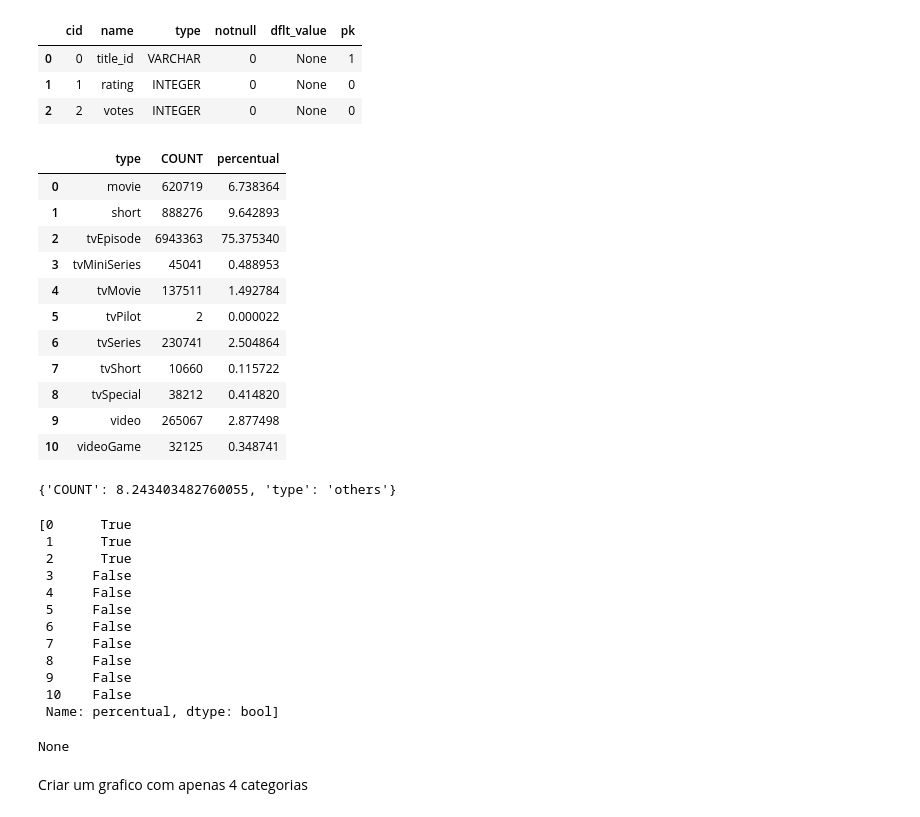
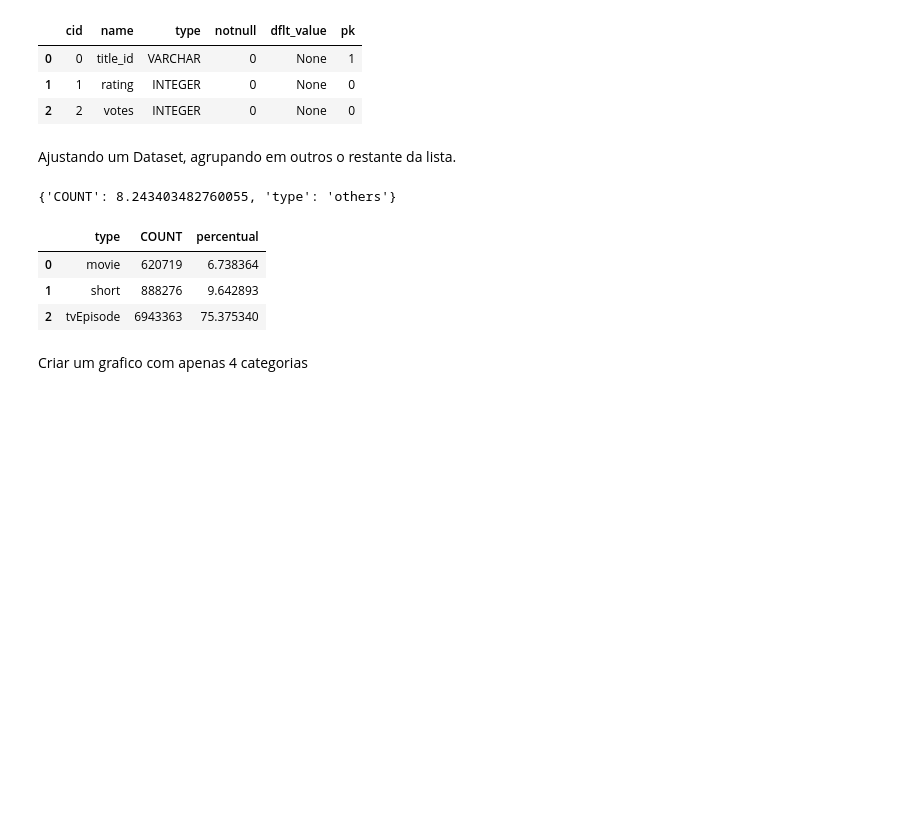
Before and after one commit to ACRainieri/pyspark, a Jupyter notebook: Mini_projeto_DSA.ipynb, the cells around one changed output. Saved outputs shown, nothing was run; the diff lists cells and outputs as text; code cells hidden in the pictures; blank space fills up the shorter version.

```diff
--- a/Mini_projeto_DSA.ipynb
+++ b/Mini_projeto_DSA.ipynb
@@ -116,58 +116,39 @@ Esquema da Tabela: ratings
 | 0 | 0 | title_id | VARCHAR | 0 | None | 1 |
 | 1 | 1 | rating | INTEGER | 0 | None | 0 |
 | 2 | 2 | votes | INTEGER | 0 | None | 0 |
+# %% [markdown]
+Ajustando um Dataset, agrupando em outros o restante da lista.
 # %%
 consulta1 = '''SELECT type, COUNT(*) as COUNT FROM titles group by type'''
 resultado1 = pd.read_sql_query(consulta1, conn)
 
 #display(resultado1)
 
 resultado1['percentual'] = (resultado1['COUNT'] / resultado1['COUNT'].sum()) * 100
 
 #display(resultado1)
 
 others = {}
 
 others['COUNT'] = resultado1[resultado1['percentual'] < 5] ['percentual'].sum()
 
 others['type'] = 'others'
 
-display(resultado1)
+#display(resultado1)
 display(others)
 
 #filtra o dataframe de resultado
-resultado1 = [resultado1['percentual'] > 5]
+resultado1 = resultado1[resultado1['percentual'] > 5]
 
 display(resultado1)
 
-resultado1 = resultado1.append(others)
-print(resultado1)
+resultado1 = resultado1.append(others, ignore_index=True)
+#print(resultado1)
 # %% [output]
+{'COUNT': 8.243403482760055, 'type': 'others'}
 |  | type | COUNT | percentual |
 | 0 | movie | 620719 | 6.738364 |
 | 1 | short | 888276 | 9.642893 |
 | 2 | tvEpisode | 6943363 | 75.375340 |
-| 3 | tvMiniSeries | 45041 | 0.488953 |
-| 4 | tvMovie | 137511 | 1.492784 |
-| 5 | tvPilot | 2 | 0.000022 |
-| 6 | tvSeries | 230741 | 2.504864 |
-| 7 | tvShort | 10660 | 0.115722 |
-| 8 | tvSpecial | 38212 | 0.414820 |
-| 9 | video | 265067 | 2.877498 |
-| 10 | videoGame | 32125 | 0.348741 |
-{'COUNT': 8.243403482760055, 'type': 'others'}
-[0      True
- 1      True
- 2      True
- 3     False
- 4     False
- 5     False
- 6     False
- 7     False
- 8     False
- 9     False
- 10    False
- Name: percentual, dtype: bool]
-None
 # %% [markdown]
 Criar um grafico com apenas 4 categorias
```
